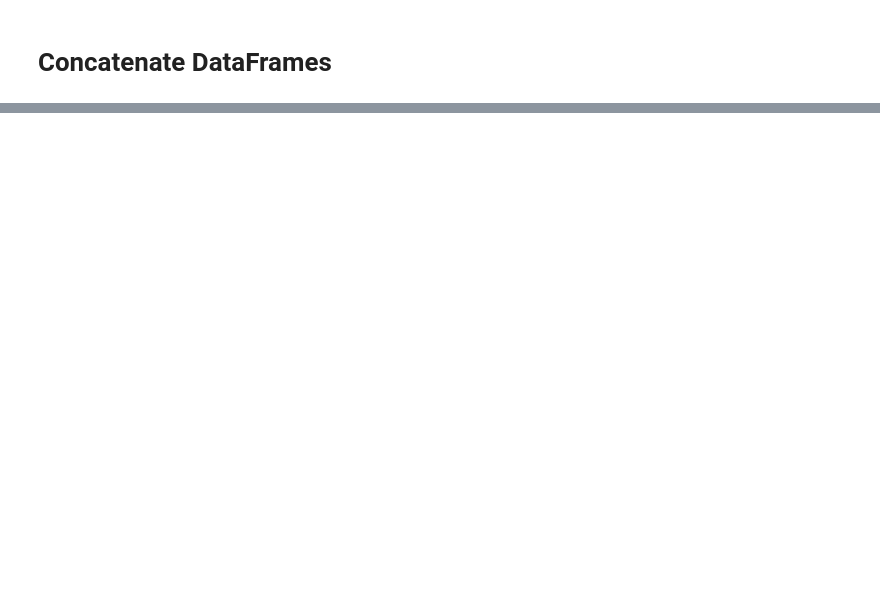
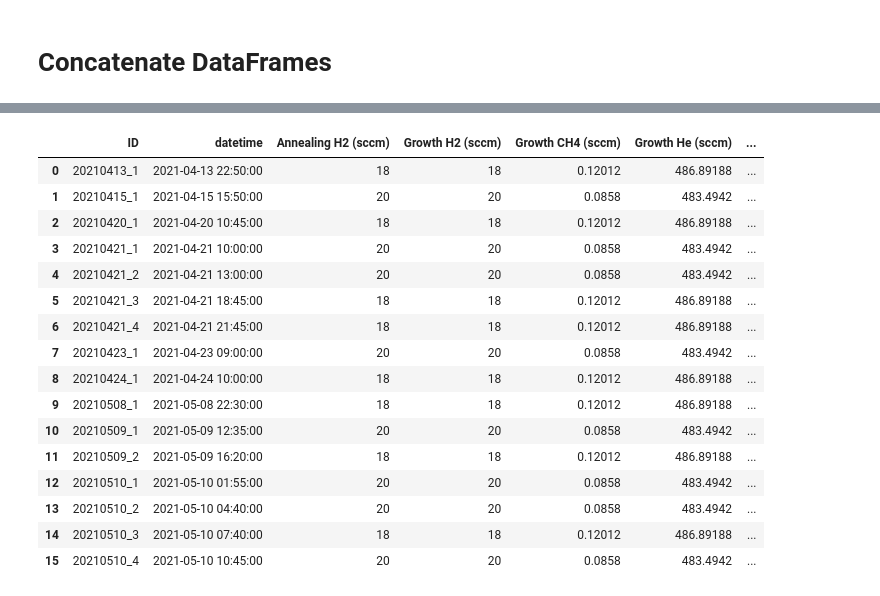
Before and after one commit to AagamShah97/DoE_Analysis, a Jupyter notebook: data/Clean Data.ipynb, the cells around one changed output, grey strips where cells are left out. Saved outputs shown, nothing was run; the diff lists cells and outputs as text; code cells hidden in the pictures; blank space fills up the shorter version.

```diff
--- a/data/Clean Data.ipynb
+++ b/data/Clean Data.ipynb
@@ -346,0 +405,56 @@ df.to_csv('DoE_Data_1_4.csv')
+# %%
+df_doe5 = pd.DataFrame(index=range(16),
+                       columns = df_columns)
+# %%
+for i in range(16):
+    df_doe5['ID'][i] = doe5['Sample Name'][i]
+    df_doe5['datetime'][i] = pd.to_datetime(doe5['Sample Name'][i][:-2]+' '+doe5['Time of Experiment'][i])
+
+    df_doe5['Annealing H2 (sccm)'][i] = int(doe5['Gas Flow Rates (He:CH4:H2)'][i][-2:])
+
+    df_doe5['Growth H2 (sccm)'][i] = int(doe5['Gas Flow Rates (He:CH4:H2)'][i][-2:])
+    df_doe5['Growth CH4 (sccm)'][i] = int(doe5['Gas Flow Rates (He:CH4:H2)'][i][6])*k_doe5*0.01
+    df_doe5['Growth He (sccm)'][i] = int(doe5['Gas Flow Rates (He:CH4:H2)'][i][:3])+int(doe5['Gas Flow Rates (He:CH4:H2)'][i][6])*k_doe5*0.99
+
+    if doe5['Cooling Type'][i] == 'NC':
+        df_doe5['Cooling H2 (sccm)'][i] = 0
+        df_doe5['Cooling CH4 (sccm)'][i] = 0
+        df_doe5['Cooling He (sccm)'][i] = int(doe5['Gas Flow Rates (He:CH4:H2)'][i][:3])
+    elif doe5['Cooling Type'][i] == 'GC':
+        df_doe5['Cooling H2 (sccm)'][i] = int(doe5['Gas Flow Rates (He:CH4:H2)'][i][-2:])
+        df_doe5['Cooling CH4 (sccm)'][i] = int(doe5['Gas Flow Rates (He:CH4:H2)'][i][6])*k_doe5*0.01
+        df_doe5['Cooling He (sccm)'][i] = int(doe5['Gas Flow Rates (He:CH4:H2)'][i][:3])+int(doe5['Gas Flow Rates (He:CH4:H2)'][i][6])*k_doe5*0.99
+
+    df_doe5['Growth Time (min)'][i] = doe5['Growth Duration (min)'][i]
+
+    df_doe5['Dew Point (C)'][i] = doe5['Dew Point'][i]
+    df_doe5['Temperature (C)'][i] = doe5['Temperature'][i]
+    df_doe5['Relative Humidity (pct)'][i] = rh(df_doe5['Dew Point (C)'][i], df_doe5['Temperature (C)'][i])
+
+    df_doe5['Res: Graphene Presence'][i] = doe5['Graphene Presence'][i]
+
+    df_doe5['CP: Total Flow Rate (sccm)'][i] = df_doe5['Growth CH4 (sccm)'][i]+df_doe5['Growth H2 (sccm)'][i]+df_doe5['Growth He (sccm)'][i]
+    df_doe5['CP: CH4/Total'][i] = df_doe5['Growth CH4 (sccm)'][i]/df_doe5['CP: Total Flow Rate (sccm)'][i]
+    df_doe5['CP: CH4/H2'][i] = df_doe5['Growth CH4 (sccm)'][i]/df_doe5['Growth H2 (sccm)'][i]
+    df_doe5['CP: Dil CH4'][i] = True
+    df_doe5['CP: Set No'][i] = 5
+# %%
+df_doe5
+# %% [output]
+|  | ID | datetime | Annealing H2 (sccm) | Growth H2 (sccm) | Growth CH4 (sccm) | Growth He (sccm) | ... |
+| 0 | 20210413_1 | 2021-04-13 22:50:00 | 18 | 18 | 0.12012 | 486.89188 | ... |
+| 1 | 20210415_1 | 2021-04-15 15:50:00 | 20 | 20 | 0.0858 | 483.4942 | ... |
+| 2 | 20210420_1 | 2021-04-20 10:45:00 | 18 | 18 | 0.12012 | 486.89188 | ... |
+| 3 | 20210421_1 | 2021-04-21 10:00:00 | 20 | 20 | 0.0858 | 483.4942 | ... |
+| 4 | 20210421_2 | 2021-04-21 13:00:00 | 20 | 20 | 0.0858 | 483.4942 | ... |
+| 5 | 20210421_3 | 2021-04-21 18:45:00 | 18 | 18 | 0.12012 | 486.89188 | ... |
+| 6 | 20210421_4 | 2021-04-21 21:45:00 | 18 | 18 | 0.12012 | 486.89188 | ... |
+| 7 | 20210423_1 | 2021-04-23 09:00:00 | 20 | 20 | 0.0858 | 483.4942 | ... |
+| 8 | 20210424_1 | 2021-04-24 10:00:00 | 18 | 18 | 0.12012 | 486.89188 | ... |
+| 9 | 20210508_1 | 2021-05-08 22:30:00 | 18 | 18 | 0.12012 | 486.89188 | ... |
+| 10 | 20210509_1 | 2021-05-09 12:35:00 | 20 | 20 | 0.0858 | 483.4942 | ... |
+| 11 | 20210509_2 | 2021-05-09 16:20:00 | 18 | 18 | 0.12012 | 486.89188 | ... |
+| 12 | 20210510_1 | 2021-05-10 01:55:00 | 20 | 20 | 0.0858 | 483.4942 | ... |
+| 13 | 20210510_2 | 2021-05-10 04:40:00 | 20 | 20 | 0.0858 | 483.4942 | ... |
+| 14 | 20210510_3 | 2021-05-10 07:40:00 | 18 | 18 | 0.12012 | 486.89188 | ... |
+| 15 | 20210510_4 | 2021-05-10 10:45:00 | 20 | 20 | 0.0858 | 483.4942 | ... |
```
Also changed, not shown: parts of 14 cells of this notebook, 8 other files.
